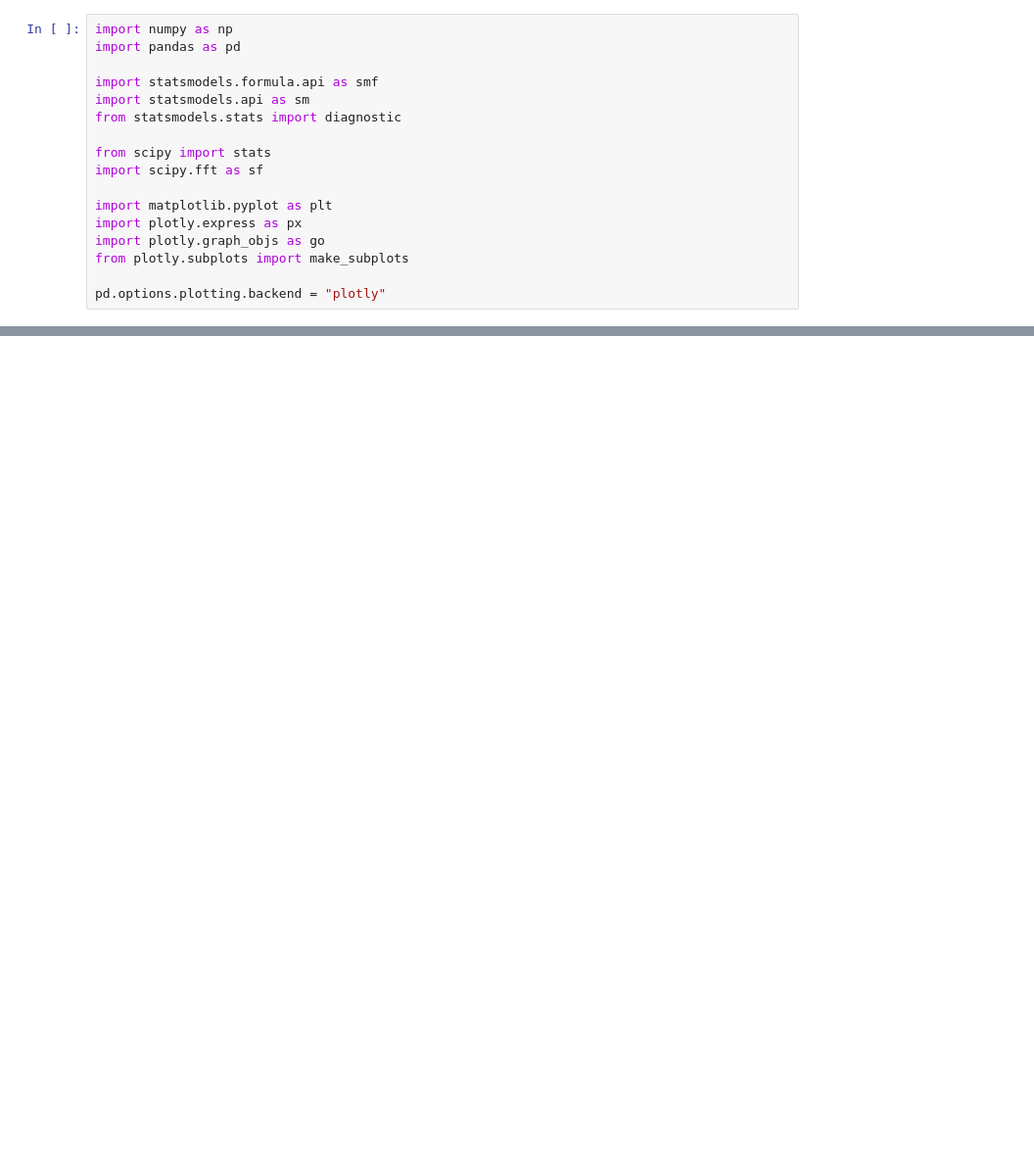
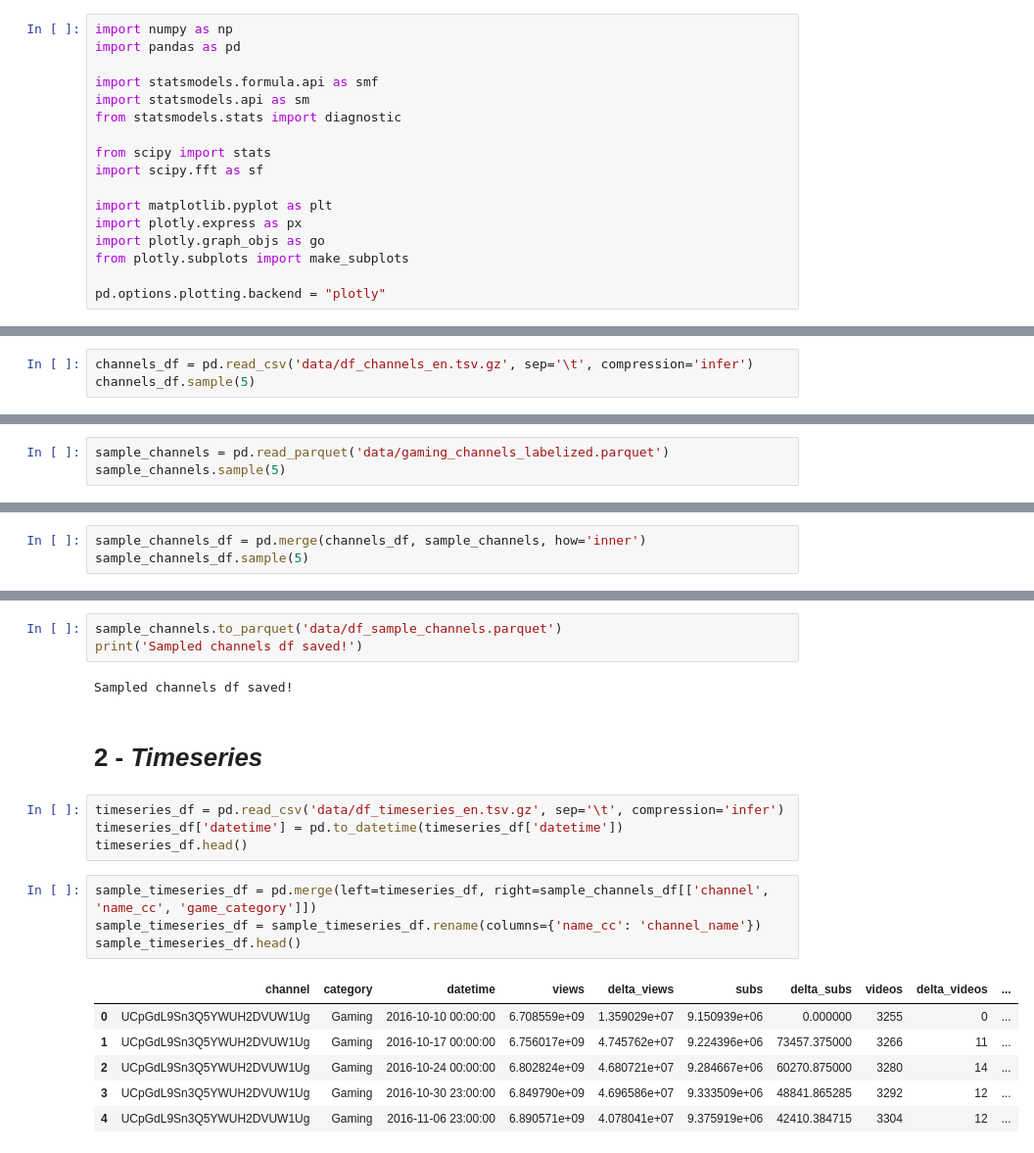
Before and after one commit to epfl-ada/ada-2023-project-analyticavengers2023, a Jupyter notebook: preprocessing.ipynb, the cells around one changed output, grey strips where cells are left out. Shown at 98% size. Drawn from its saved outputs; the diff is of its cells as text; blank space fills up the shorter version.

```diff
--- a/preprocessing.ipynb
+++ b/preprocessing.ipynb
@@ -81,0 +67,3 @@ gaming_channels_df.to_parquet('data/gaming_channels_labelized.parquet')
+# %%
+channels_df = pd.read_csv('data/df_channels_en.tsv.gz', sep='\t', compression='infer')
+channels_df.sample(5)
@@ -81,0 +77,3 @@ gaming_channels_df.to_parquet('data/gaming_channels_labelized.parquet')
+# %%
+sample_channels = pd.read_parquet('data/gaming_channels_labelized.parquet')
+sample_channels.sample(5)
@@ -81,0 +91,3 @@ gaming_channels_df.to_parquet('data/gaming_channels_labelized.parquet')
+# %%
+sample_channels_df = pd.merge(channels_df, sample_channels, how='inner')
+sample_channels_df.sample(5)
@@ -81,0 +101,22 @@ gaming_channels_df.to_parquet('data/gaming_channels_labelized.parquet')
+# %%
+sample_channels.to_parquet('data/df_sample_channels.parquet')
+print('Sampled channels df saved!')
+# %% [output]
+Sampled channels df saved!
+# %% [markdown]
+# 2 - ***Timeseries***
+# %%
+timeseries_df = pd.read_csv('data/df_timeseries_en.tsv.gz', sep='\t', compression='infer')
+timeseries_df['datetime'] = pd.to_datetime(timeseries_df['datetime'])
+timeseries_df.head()
+# %%
+sample_timeseries_df = pd.merge(left=timeseries_df, right=sample_channels_df[['channel', 'name_cc', 'game_category']])
+sample_timeseries_df = sample_timeseries_df.rename(columns={'name_cc': 'channel_name'})
+sample_timeseries_df.head()
+# %% [output]
+|  | channel | category | datetime | views | delta_views | subs | delta_subs | videos | delta_videos | ... |
+| 0 | UCpGdL9Sn3Q5YWUH2DVUW1Ug | Gaming | 2016-10-10 00:00:00 | 6.708559e+09 | 1.359029e+07 | 9.150939e+06 | 0.000000 | 3255 | 0 | ... |
+| 1 | UCpGdL9Sn3Q5YWUH2DVUW1Ug | Gaming | 2016-10-17 00:00:00 | 6.756017e+09 | 4.745762e+07 | 9.224396e+06 | 73457.375000 | 3266 | 11 | ... |
+| 2 | UCpGdL9Sn3Q5YWUH2DVUW1Ug | Gaming | 2016-10-24 00:00:00 | 6.802824e+09 | 4.680721e+07 | 9.284667e+06 | 60270.875000 | 3280 | 14 | ... |
+| 3 | UCpGdL9Sn3Q5YWUH2DVUW1Ug | Gaming | 2016-10-30 23:00:00 | 6.849790e+09 | 4.696586e+07 | 9.333509e+06 | 48841.865285 | 3292 | 12 | ... |
+| 4 | UCpGdL9Sn3Q5YWUH2DVUW1Ug | Gaming | 2016-11-06 23:00:00 | 6.890571e+09 | 4.078041e+07 | 9.375919e+06 | 42410.384715 | 3304 | 12 | ... |
```
Also changed, not shown: parts of 16 cells of this notebook, 2 other files.
